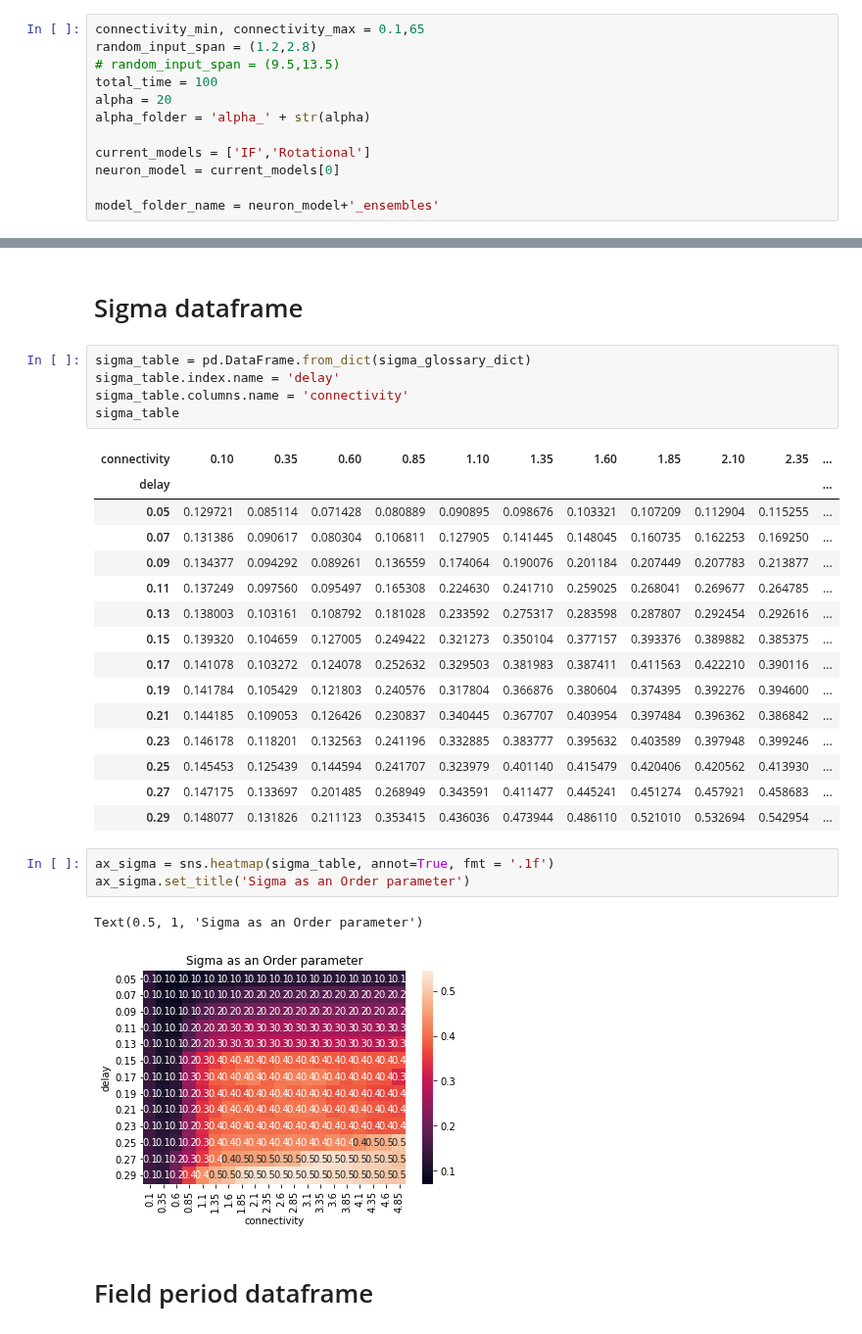
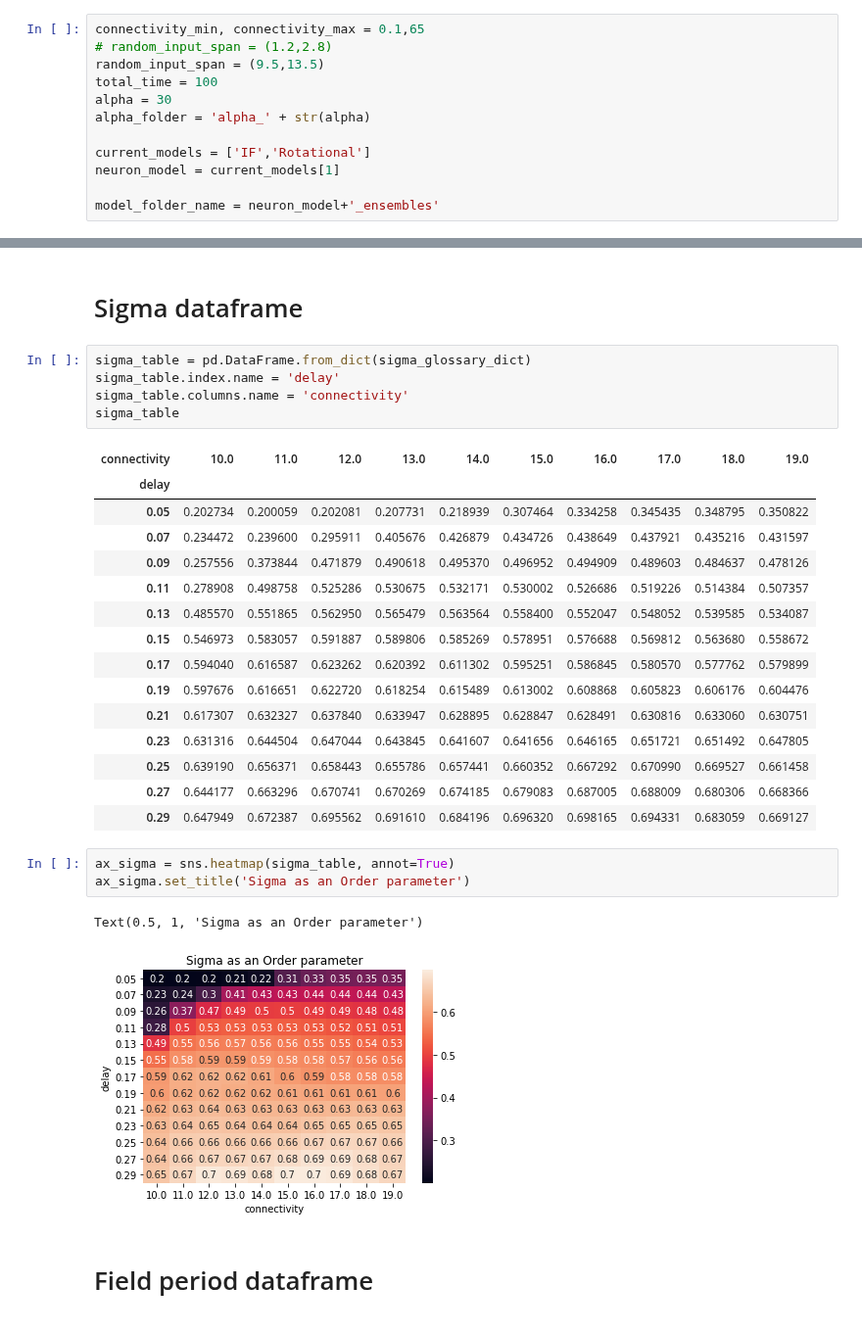
Before and after one commit to mmehrani/master_thesis, a Jupyter notebook: scripts/all_neurons_model_in_one_place/drawing_grid_of_phase_space.ipynb, the cells around one changed output, grey strips where cells are left out. Shown at 98% size. Saved outputs shown, nothing was run; the diff lists cells and outputs as text.

```diff
--- a/scripts/all_neurons_model_in_one_place/drawing_grid_of_phase_space.ipynb
+++ b/scripts/all_neurons_model_in_one_place/drawing_grid_of_phase_space.ipynb
@@ -7,14 +7,14 @@ import seaborn as sns
 # from tqdm import
 # %%
 connectivity_min, connectivity_max = 0.1,65
-random_input_span = (1.2,2.8)
-# random_input_span = (9.5,13.5)
+# random_input_span = (1.2,2.8)
+random_input_span = (9.5,13.5)
 total_time = 100
-alpha = 20
+alpha = 30
 alpha_folder = 'alpha_' + str(alpha)
 
 current_models = ['IF','Rotational']
-neuron_model = current_models[0]
+neuron_model = current_models[1]
 
 model_folder_name = neuron_model+'_ensembles'
 # %% [markdown]
@@ -85,27 +85,27 @@ sigma_table.index.name = 'delay'
 sigma_table.columns.name = 'connectivity'
 sigma_table
 # %% [output]
-| connectivity | 0.10 | 0.35 | 0.60 | 0.85 | 1.10 | 1.35 | 1.60 | 1.85 | 2.10 | 2.35 | ... |
-| delay |  |  |  |  |  |  |  |  |  |  | ... |
-| 0.05 | 0.129721 | 0.085114 | 0.071428 | 0.080889 | 0.090895 | 0.098676 | 0.103321 | 0.107209 | 0.112904 | 0.115255 | ... |
-| 0.07 | 0.131386 | 0.090617 | 0.080304 | 0.106811 | 0.127905 | 0.141445 | 0.148045 | 0.160735 | 0.162253 | 0.169250 | ... |
-| 0.09 | 0.134377 | 0.094292 | 0.089261 | 0.136559 | 0.174064 | 0.190076 | 0.201184 | 0.207449 | 0.207783 | 0.213877 | ... |
-| 0.11 | 0.137249 | 0.097560 | 0.095497 | 0.165308 | 0.224630 | 0.241710 | 0.259025 | 0.268041 | 0.269677 | 0.264785 | ... |
-| 0.13 | 0.138003 | 0.103161 | 0.108792 | 0.181028 | 0.233592 | 0.275317 | 0.283598 | 0.287807 | 0.292454 | 0.292616 | ... |
-| 0.15 | 0.139320 | 0.104659 | 0.127005 | 0.249422 | 0.321273 | 0.350104 | 0.377157 | 0.393376 | 0.389882 | 0.385375 | ... |
-| 0.17 | 0.141078 | 0.103272 | 0.124078 | 0.252632 | 0.329503 | 0.381983 | 0.387411 | 0.411563 | 0.422210 | 0.390116 | ... |
-| 0.19 | 0.141784 | 0.105429 | 0.121803 | 0.240576 | 0.317804 | 0.366876 | 0.380604 | 0.374395 | 0.392276 | 0.394600 | ... |
-| 0.21 | 0.144185 | 0.109053 | 0.126426 | 0.230837 | 0.340445 | 0.367707 | 0.403954 | 0.397484 | 0.396362 | 0.386842 | ... |
-| 0.23 | 0.146178 | 0.118201 | 0.132563 | 0.241196 | 0.332885 | 0.383777 | 0.395632 | 0.403589 | 0.397948 | 0.399246 | ... |
-| 0.25 | 0.145453 | 0.125439 | 0.144594 | 0.241707 | 0.323979 | 0.401140 | 0.415479 | 0.420406 | 0.420562 | 0.413930 | ... |
-| 0.27 | 0.147175 | 0.133697 | 0.201485 | 0.268949 | 0.343591 | 0.411477 | 0.445241 | 0.451274 | 0.457921 | 0.458683 | ... |
-| 0.29 | 0.148077 | 0.131826 | 0.211123 | 0.353415 | 0.436036 | 0.473944 | 0.486110 | 0.521010 | 0.532694 | 0.542954 | ... |
+| connectivity | 10.0 | 11.0 | 12.0 | 13.0 | 14.0 | 15.0 | 16.0 | 17.0 | 18.0 | 19.0 |
+| delay |  |  |  |  |  |  |  |  |  |  |
+| 0.05 | 0.202734 | 0.200059 | 0.202081 | 0.207731 | 0.218939 | 0.307464 | 0.334258 | 0.345435 | 0.348795 | 0.350822 |
+| 0.07 | 0.234472 | 0.239600 | 0.295911 | 0.405676 | 0.426879 | 0.434726 | 0.438649 | 0.437921 | 0.435216 | 0.431597 |
+| 0.09 | 0.257556 | 0.373844 | 0.471879 | 0.490618 | 0.495370 | 0.496952 | 0.494909 | 0.489603 | 0.484637 | 0.478126 |
+| 0.11 | 0.278908 | 0.498758 | 0.525286 | 0.530675 | 0.532171 | 0.530002 | 0.526686 | 0.519226 | 0.514384 | 0.507357 |
+| 0.13 | 0.485570 | 0.551865 | 0.562950 | 0.565479 | 0.563564 | 0.558400 | 0.552047 | 0.548052 | 0.539585 | 0.534087 |
+| 0.15 | 0.546973 | 0.583057 | 0.591887 | 0.589806 | 0.585269 | 0.578951 | 0.576688 | 0.569812 | 0.563680 | 0.558672 |
+| 0.17 | 0.594040 | 0.616587 | 0.623262 | 0.620392 | 0.611302 | 0.595251 | 0.586845 | 0.580570 | 0.577762 | 0.579899 |
+| 0.19 | 0.597676 | 0.616651 | 0.622720 | 0.618254 | 0.615489 | 0.613002 | 0.608868 | 0.605823 | 0.606176 | 0.604476 |
+| 0.21 | 0.617307 | 0.632327 | 0.637840 | 0.633947 | 0.628895 | 0.628847 | 0.628491 | 0.630816 | 0.633060 | 0.630751 |
+| 0.23 | 0.631316 | 0.644504 | 0.647044 | 0.643845 | 0.641607 | 0.641656 | 0.646165 | 0.651721 | 0.651492 | 0.647805 |
+| 0.25 | 0.639190 | 0.656371 | 0.658443 | 0.655786 | 0.657441 | 0.660352 | 0.667292 | 0.670990 | 0.669527 | 0.661458 |
+| 0.27 | 0.644177 | 0.663296 | 0.670741 | 0.670269 | 0.674185 | 0.679083 | 0.687005 | 0.688009 | 0.680306 | 0.668366 |
+| 0.29 | 0.647949 | 0.672387 | 0.695562 | 0.691610 | 0.684196 | 0.696320 | 0.698165 | 0.694331 | 0.683059 | 0.669127 |
 # %%
-ax_sigma = sns.heatmap(sigma_table, annot=True, fmt = '.1f')
+ax_sigma = sns.heatmap(sigma_table, annot=True)
 ax_sigma.set_title('Sigma as an Order parameter')
 # %% [output]
 Text(0.5, 1, 'Sigma as an Order parameter')
-[figure, old version]
+[figure, new version]
 # %% [markdown]
 # Field period dataframe
 # %%
```
Also changed, not shown: parts of 3 cells of this notebook, 2 other files.
